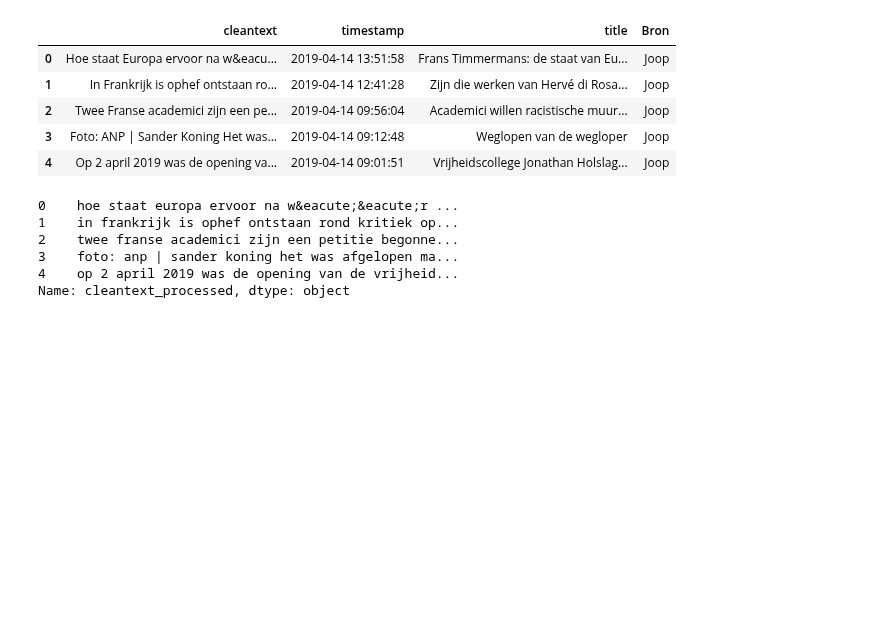
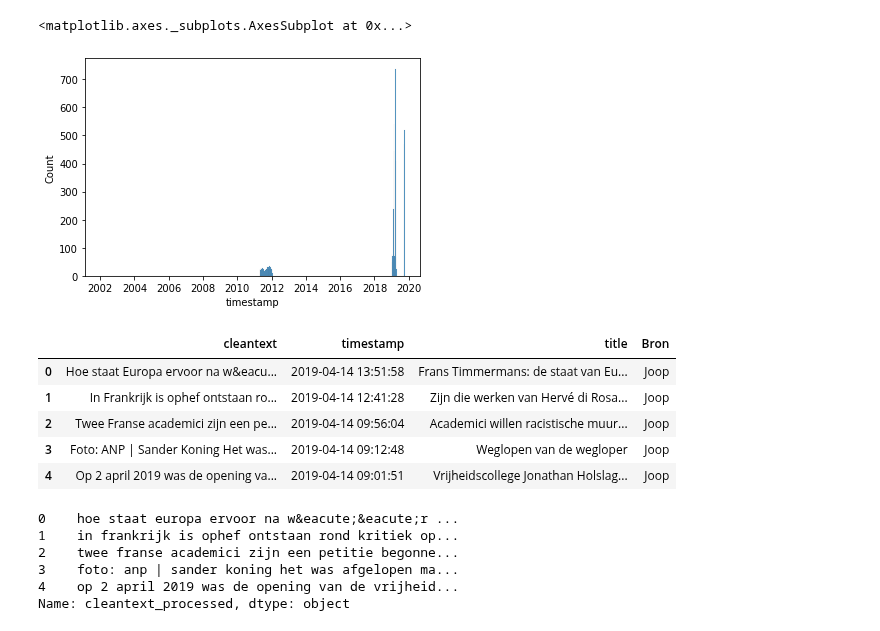
Before and after one commit to Chris-Congleton/MSc-Thesis, a Jupyter notebook: Playground/ReverbChannelTestData.ipynb, the cells around one changed output. Drawn from its saved outputs; the diff is of its cells as text; code cells hidden in the pictures; blank space fills up the shorter version.

```diff
--- a/Playground/ReverbChannelTestData.ipynb
+++ b/Playground/ReverbChannelTestData.ipynb
@@ -96,3 +87,8 @@ df_all.head()
+# %%
+sns.histplot(data=df_all, x='timestamp')
+# %% [output]
+<matplotlib.axes._subplots.AxesSubplot at 0x...>
+[figure, added]
 # %%
 # Remove the columns
 articles = df_all.drop(columns=['id', 'keywords',
```
Also changed, not shown: parts of 9 cells of this notebook.
